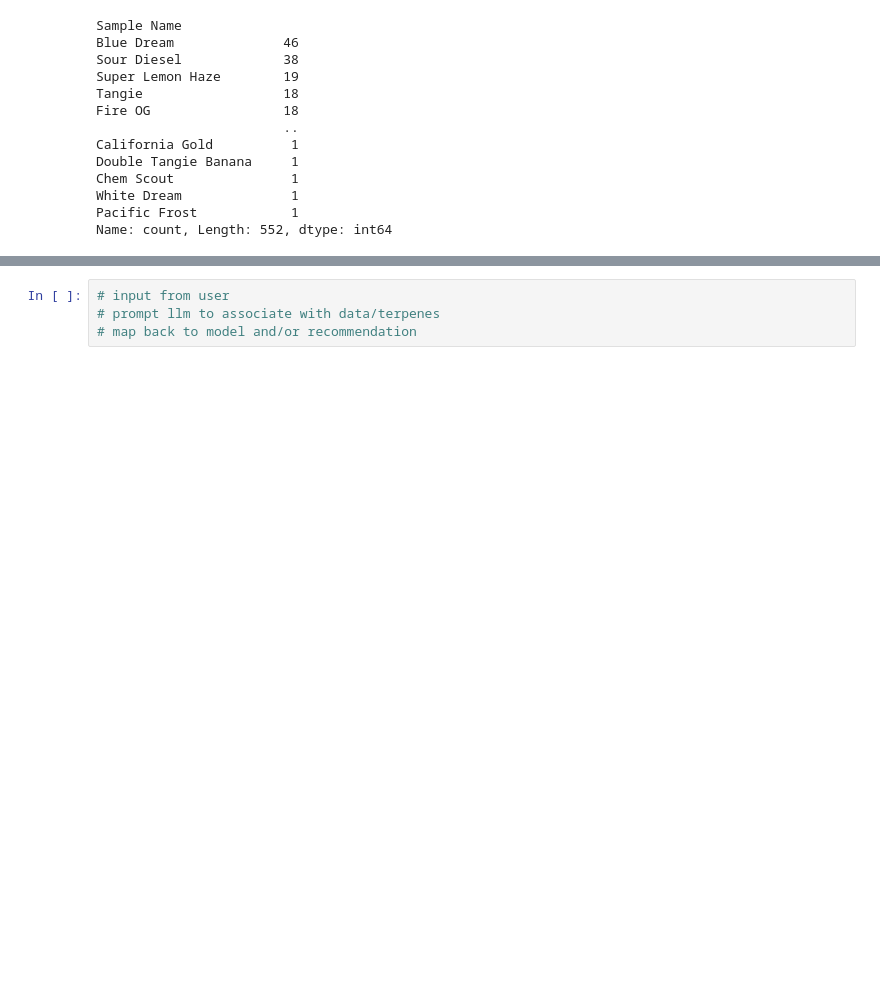
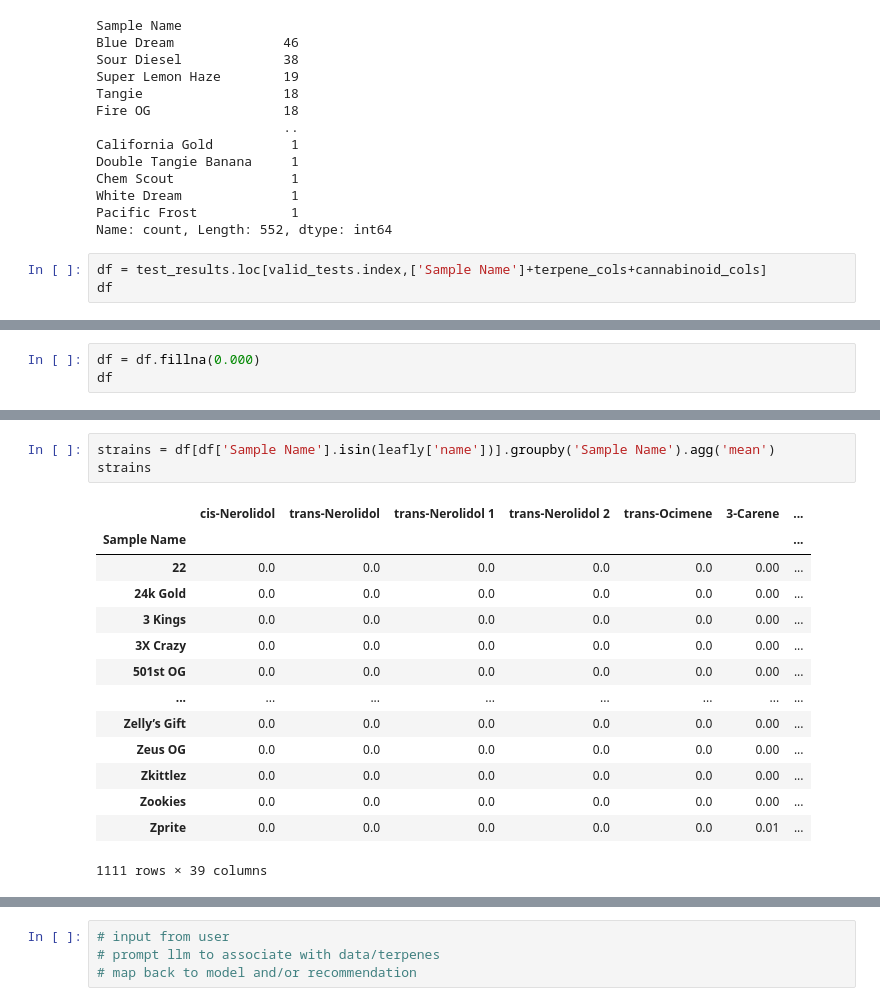
Before and after one commit to JustifiedTB/group-project-3, a Jupyter notebook: kunesh.ipynb, the cells around one changed output, grey strips where cells are left out. Drawn from its saved outputs; the diff is of its cells as text; blank space fills up the shorter version.

```diff
--- a/kunesh.ipynb
+++ b/kunesh.ipynb
@@ -166,3 +176,6 @@ Chem Scout               1
 White Dream              1
 Pacific Frost            1
 Name: count, Length: 552, dtype: int64
+# %%
+df = test_results.loc[valid_tests.index,['Sample Name']+terpene_cols+cannabinoid_cols]
+df
@@ -168,0 +196,3 @@ Name: count, Length: 552, dtype: int64
+# %%
+df = df.fillna(0.000)
+df
@@ -168,0 +213,18 @@ Name: count, Length: 552, dtype: int64
+# %%
+strains = df[df['Sample Name'].isin(leafly['name'])].groupby('Sample Name').agg('mean')
+strains
+# %% [output]
+|  | cis-Nerolidol | trans-Nerolidol | trans-Nerolidol 1 | trans-Nerolidol 2 | trans-Ocimene | 3-Carene | ... |
+| Sample Name |  |  |  |  |  |  | ... |
+| 22 | 0.0 | 0.0 | 0.0 | 0.0 | 0.0 | 0.00 | ... |
+| 24k Gold | 0.0 | 0.0 | 0.0 | 0.0 | 0.0 | 0.00 | ... |
+| 3 Kings | 0.0 | 0.0 | 0.0 | 0.0 | 0.0 | 0.00 | ... |
+| 3X Crazy | 0.0 | 0.0 | 0.0 | 0.0 | 0.0 | 0.00 | ... |
+| 501st OG | 0.0 | 0.0 | 0.0 | 0.0 | 0.0 | 0.00 | ... |
+| ... | ... | ... | ... | ... | ... | ... | ... |
+| Zelly’s Gift | 0.0 | 0.0 | 0.0 | 0.0 | 0.0 | 0.00 | ... |
+| Zeus OG | 0.0 | 0.0 | 0.0 | 0.0 | 0.0 | 0.00 | ... |
+| Zkittlez | 0.0 | 0.0 | 0.0 | 0.0 | 0.0 | 0.00 | ... |
+| Zookies | 0.0 | 0.0 | 0.0 | 0.0 | 0.0 | 0.00 | ... |
+| Zprite | 0.0 | 0.0 | 0.0 | 0.0 | 0.0 | 0.01 | ... |
+1111 rows × 39 columns
```
Also changed, not shown: parts of 48 cells of this notebook, 3 other files.
